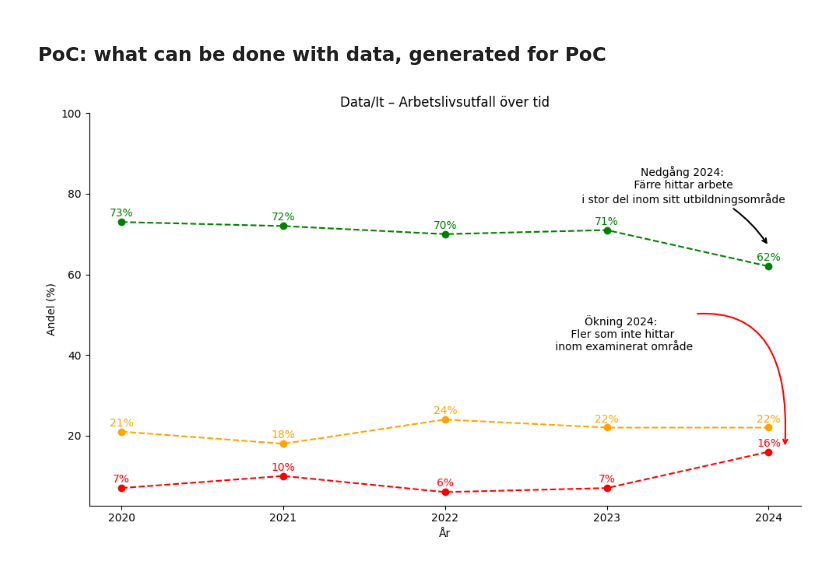
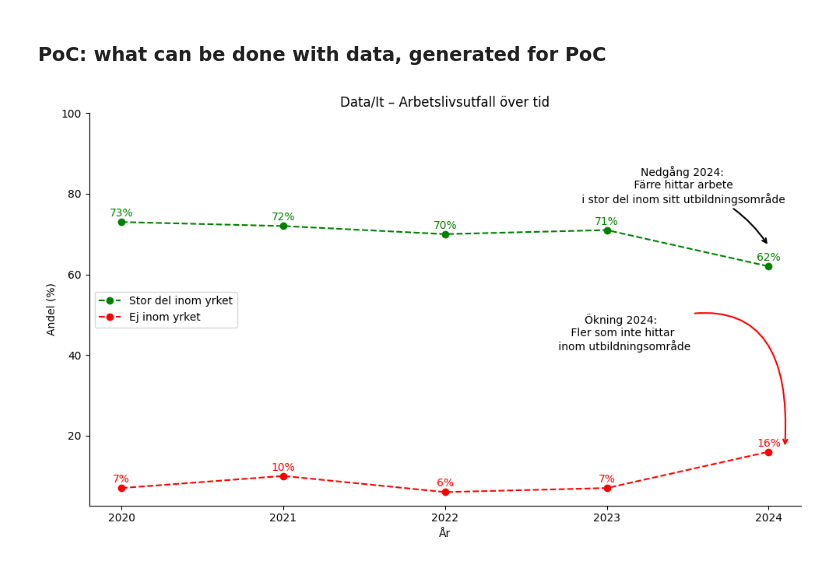
Before and after one commit to 964Code/The-Skool---Group-7, a Jupyter notebook: EDA/EDA_filip/EDA_arbete_eft_stud.ipynb, the cells around one changed output. Cells and saved outputs as stored; diff of their text form; code cells hidden in the pictures.

```diff
--- a/EDA/EDA_filip/EDA_arbete_eft_stud.ipynb
+++ b/EDA/EDA_filip/EDA_arbete_eft_stud.ipynb
@@ -113,7 +113,6 @@ df_stor.head(50)
 # %%
 def plot_employment_outcomes(area, df_stor, df_viss, df_ej):
     years = df_stor.columns[1:].astype(str)
-
 
     stor = pd.to_numeric(df_stor[df_stor["Inriktning"] == area].iloc[0, 1:], errors="coerce")
     viss = pd.to_numeric(df_viss[df_viss["Inriktning"] == area].iloc[0, 1:], errors="coerce")
@@ -122,7 +121,7 @@ def plot_employment_outcomes(area, df_stor, df_viss, df_ej):
     fig, ax = plt.subplots(figsize=(10, 6))
 
     ax.plot(years, stor, label="Stor del inom yrket", color="green", marker="o", linestyle="--")
-    ax.plot(years, viss, label="Viss del inom yrket", color="orange", marker="o", linestyle="--")
+    #ax.plot(years, viss, label="Viss del inom yrket", color="orange", marker="o", linestyle="--")
     ax.plot(years, ej, label="Ej inom yrket", color="red", marker="o", linestyle="--")
 
 
@@ -142,8 +141,8 @@ def plot_employment_outcomes(area, df_stor, df_viss, df_ej):
 
     ax.annotate(
         "Nedgång 2024:\n Färre hittar arbete\n i stor del inom sitt utbildningsområde",
-        xy=(4, 67),                 # x=index of year - Remember
-        xytext=(-80, 40),             # Offset above the point - Remember
+        xy=(4, 67),
+        xytext=(-80, 40),
         textcoords="offset points",
         arrowprops=arrowprops_one,
         ha="center",
@@ -152,34 +151,35 @@ def plot_employment_outcomes(area, df_stor, df_viss, df_ej):
 
     arrowprops_two = dict(
         arrowstyle="->",
         connectionstyle=f"arc3, rad=-.8",
         linewidth=1.5,
         color="red",
     )
 
     ax.annotate(
-        "Ökning 2024: \n Fler som inte hittar \n inom examinerat område",
-        xy=(4.1, 17),         # x=index of year - Remember
-        xytext=(-150, 90),           # Offset above the point - Remember
+        "Ökning 2024: \n Fler som inte hittar \n inom utbildningsområde",
+        xy=(4.1, 17),
+        xytext=(-150, 90),
         textcoords="offset points",
         arrowprops=arrowprops_two,
         ha="center",
         color="black"
     )
 
     ax.set_title(f"{area.title()} – Arbetslivsutfall över tid")
     ax.set_xlabel("År")
     ax.set_ylim(top=100)
     ax.set_ylabel("Andel (%)")
     ax.grid(False)
+    ax.legend(loc="center left")
 
     ax.spines["top"].set_visible(False)
     ax.spines["right"].set_visible(False)
 
     plt.tight_layout()
     plt.show()
 
 
 plot_employment_outcomes("data/It", df_stor, df_viss, df_ej)
 # %% [output]
-[figure, old version]
+[figure, new version]
```
Also changed, not shown: parts of 1 cell of this notebook.
